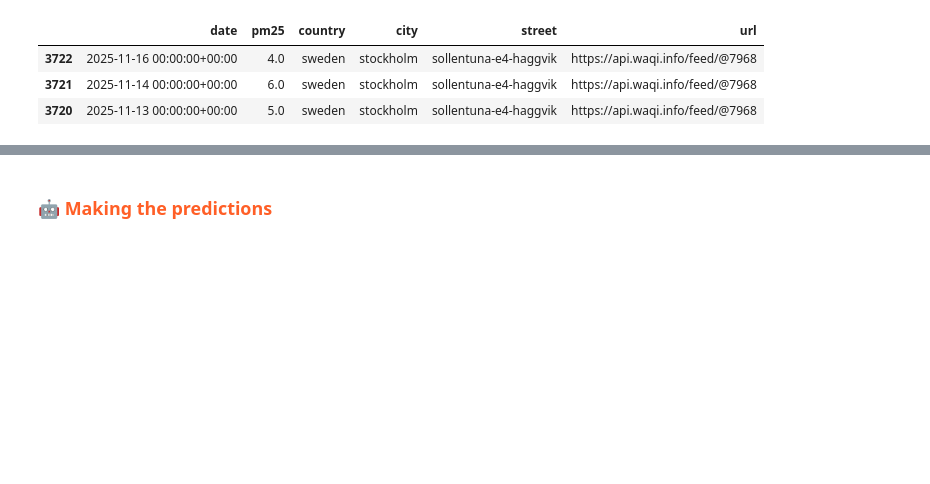
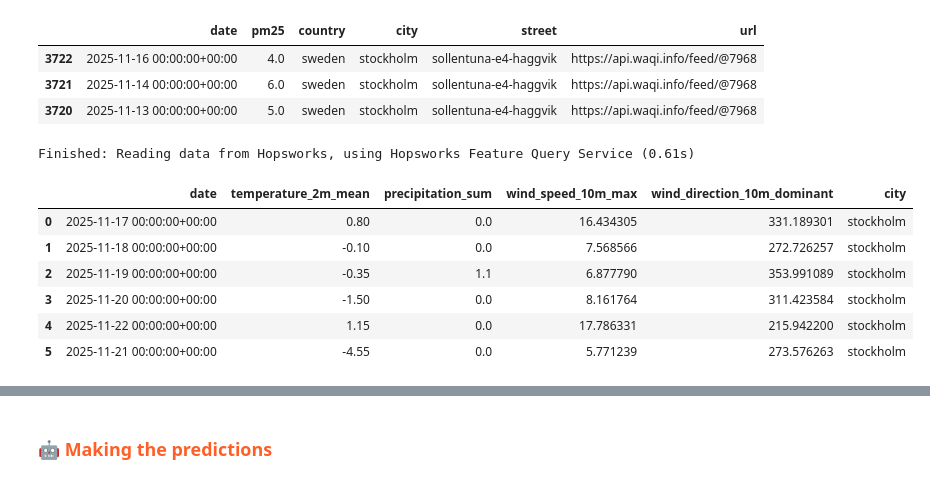
Before and after one commit to fzohra-ux/mlfs-book, a Jupyter notebook: notebooks/airquality/4_air_quality_batch_inference-v2.ipynb, the cells around one changed output, grey strips where cells are left out. Saved outputs shown, nothing was run; the diff lists cells and outputs as text; code cells hidden in the pictures; blank space fills up the shorter version.

```diff
--- a/notebooks/airquality/4_air_quality_batch_inference-v2.ipynb
+++ b/notebooks/airquality/4_air_quality_batch_inference-v2.ipynb
@@ -189,6 +191,22 @@ def recursive_predict_with_rolling_3(model, air_quality_df, batch_data):
 
     # put back in original order if needed
     return batch_sorted.sort_index()
+# %%
+weather_fg = fs.get_feature_group(
+    name='weather',
+    version=1,
+)
+batch_data = weather_fg.filter(weather_fg.date >= today).read()
+batch_data
+# %% [output]
+Finished: Reading data from Hopsworks, using Hopsworks Feature Query Service (0.61s)
+|  | date | temperature_2m_mean | precipitation_sum | wind_speed_10m_max | wind_direction_10m_dominant | city |
+| 0 | 2025-11-17 00:00:00+00:00 | 0.80 | 0.0 | 16.434305 | 331.189301 | stockholm |
+| 1 | 2025-11-18 00:00:00+00:00 | -0.10 | 0.0 | 7.568566 | 272.726257 | stockholm |
+| 2 | 2025-11-19 00:00:00+00:00 | -0.35 | 1.1 | 6.877790 | 353.991089 | stockholm |
+| 3 | 2025-11-20 00:00:00+00:00 | -1.50 | 0.0 | 8.161764 | 311.423584 | stockholm |
+| 4 | 2025-11-22 00:00:00+00:00 | 1.15 | 0.0 | 17.786331 | 215.942200 | stockholm |
+| 5 | 2025-11-21 00:00:00+00:00 | -4.55 | 0.0 | 5.771239 | 273.576263 | stockholm |
 # %%
 batch_data = recursive_predict_with_rolling_3(
     model=retrieved_xgboost_model,
```
Also changed, not shown: parts of 8 cells of this notebook.
